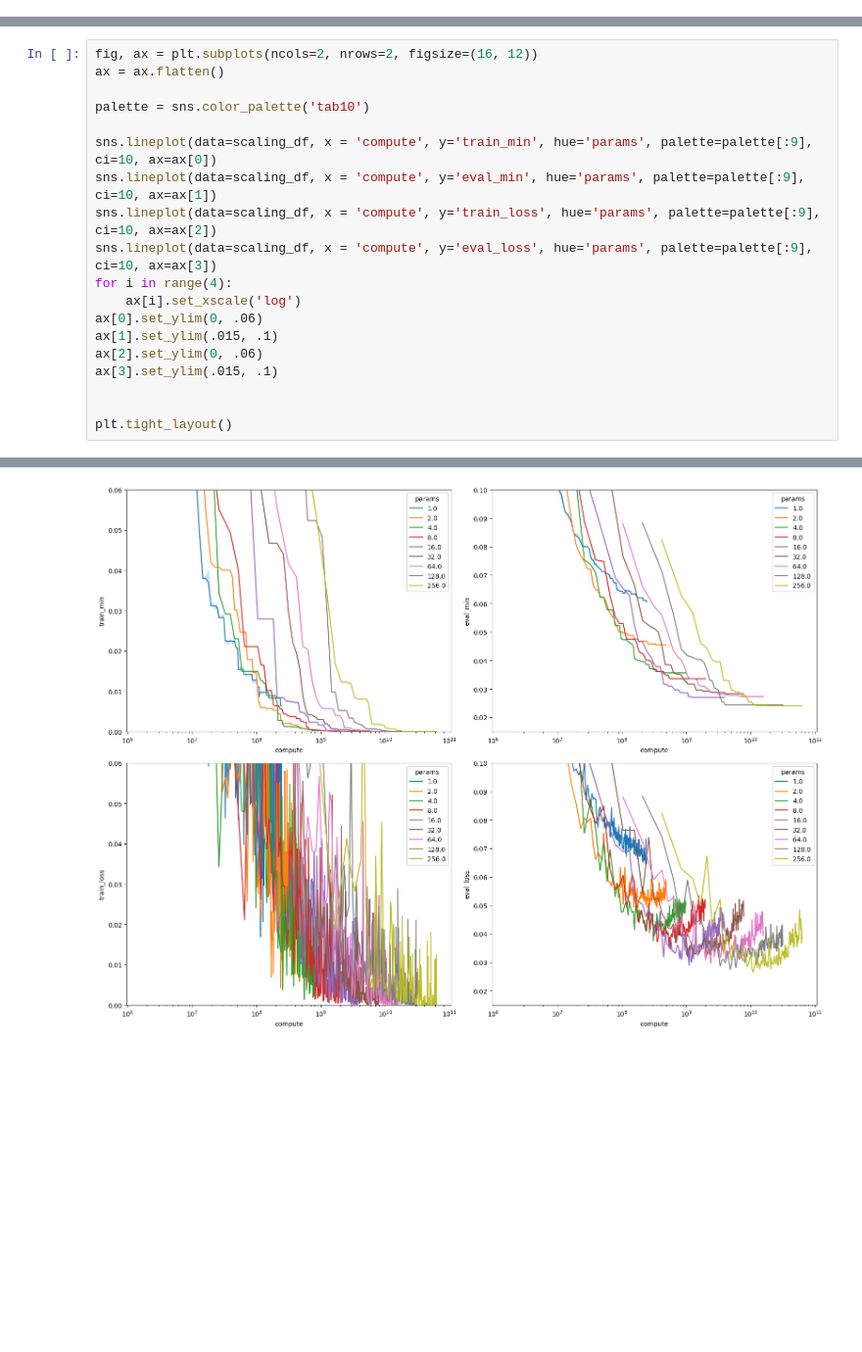
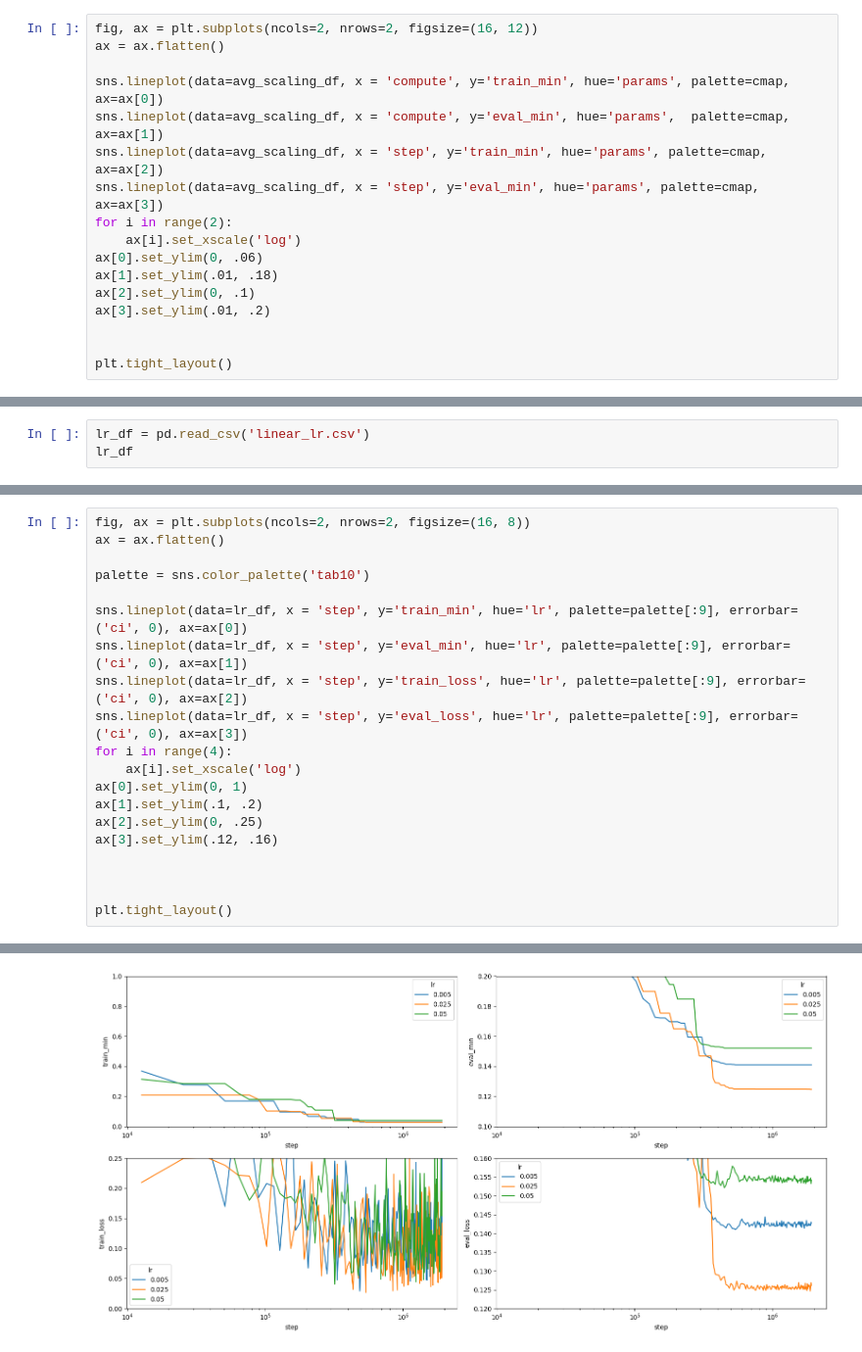
Before and after one commit to igm503/Deep-Learning-Replications-and-Experiments, a Jupyter notebook: Scaling Laws/visualize.ipynb, the cells around one changed output, grey strips where cells are left out. Shown at 98% size. Saved outputs shown, nothing was run; the diff lists cells and outputs as text; blank space fills up the shorter version.

Commit message:
added graphs to visualize

```diff
--- a/Scaling Laws/visualize.ipynb
+++ b/Scaling Laws/visualize.ipynb
@@ -22,0 +144,17 @@ scaling_data = pd.read_csv('complete_scaling_data.csv')
+# %%
+fig, ax = plt.subplots(ncols=2, nrows=2, figsize=(16, 12))
+ax = ax.flatten()
+
+sns.lineplot(data=avg_scaling_df, x = 'compute', y='train_min', hue='params', palette=cmap, ax=ax[0])
+sns.lineplot(data=avg_scaling_df, x = 'compute', y='eval_min', hue='params',  palette=cmap, ax=ax[1])
+sns.lineplot(data=avg_scaling_df, x = 'step', y='train_min', hue='params', palette=cmap, ax=ax[2])
+sns.lineplot(data=avg_scaling_df, x = 'step', y='eval_min', hue='params', palette=cmap,  ax=ax[3])
+for i in range(2):
+    ax[i].set_xscale('log')
+ax[0].set_ylim(0, .06)
+ax[1].set_ylim(.01, .18)
+ax[2].set_ylim(0, .1)
+ax[3].set_ylim(.01, .2)
+
+
+plt.tight_layout()
@@ -22,0 +220,3 @@ scaling_data = pd.read_csv('complete_scaling_data.csv')
+# %%
+lr_df = pd.read_csv('linear_lr.csv')
+lr_df
@@ -23,19 +237,20 @@ scaling_data = pd.read_csv('complete_scaling_data.csv')
 # %%
-fig, ax = plt.subplots(ncols=2, nrows=2, figsize=(16, 12))
+fig, ax = plt.subplots(ncols=2, nrows=2, figsize=(16, 8))
 ax = ax.flatten()
 
 palette = sns.color_palette('tab10')
 
-sns.lineplot(data=scaling_df, x = 'compute', y='train_min', hue='params', palette=palette[:9], ci=10, ax=ax[0])
-sns.lineplot(data=scaling_df, x = 'compute', y='eval_min', hue='params', palette=palette[:9], ci=10, ax=ax[1])
-sns.lineplot(data=scaling_df, x = 'compute', y='train_loss', hue='params', palette=palette[:9], ci=10, ax=ax[2])
-sns.lineplot(data=scaling_df, x = 'compute', y='eval_loss', hue='params', palette=palette[:9], ci=10, ax=ax[3])
+sns.lineplot(data=lr_df, x = 'step', y='train_min', hue='lr', palette=palette[:9], errorbar=('ci', 0), ax=ax[0])
+sns.lineplot(data=lr_df, x = 'step', y='eval_min', hue='lr', palette=palette[:9], errorbar=('ci', 0), ax=ax[1])
+sns.lineplot(data=lr_df, x = 'step', y='train_loss', hue='lr', palette=palette[:9], errorbar=('ci', 0), ax=ax[2])
+sns.lineplot(data=lr_df, x = 'step', y='eval_loss', hue='lr', palette=palette[:9], errorbar=('ci', 0), ax=ax[3])
 for i in range(4):
     ax[i].set_xscale('log')
-ax[0].set_ylim(0, .06)
-ax[1].set_ylim(.015, .1)
-ax[2].set_ylim(0, .06)
-ax[3].set_ylim(.015, .1)
+ax[0].set_ylim(0, 1)
+ax[1].set_ylim(.1, .2)
+ax[2].set_ylim(0, .25)
+ax[3].set_ylim(.12, .16)
+
 
 
 plt.tight_layout()
@@ -58 +258 @@ The `ci` parameter is deprecated. Use `errorbar=('ci', 10)` for the same effect.
-[figure, old version]
+[figure, new version]
```
Also changed, not shown: parts of 19 cells of this notebook, 3 other files.
